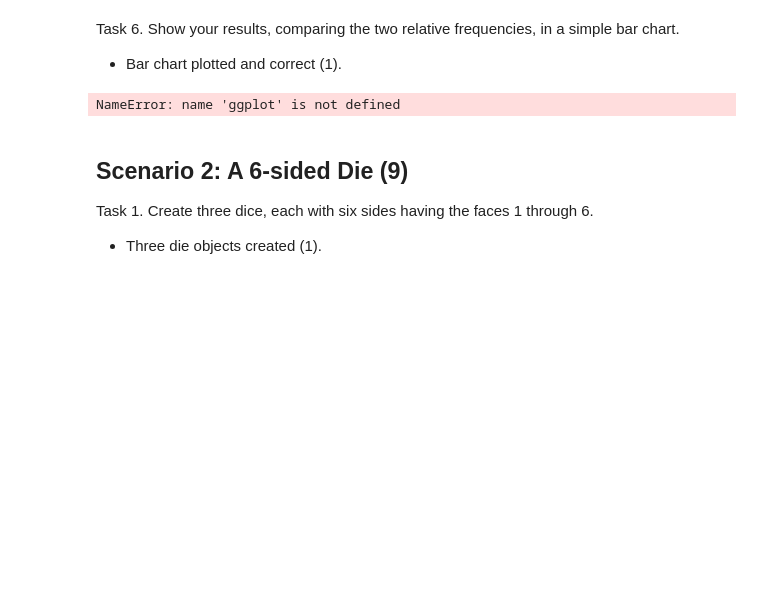
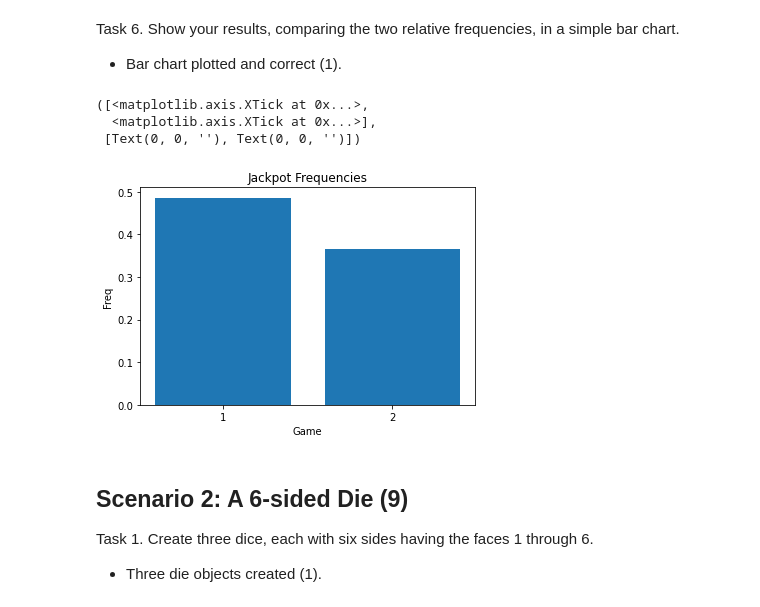
Before and after one commit to oatmeelsquares/rn7ena_ds5100_montecarlo, a Jupyter notebook: montecarlo_demo.ipynb, the cells around one changed output. Drawn from its saved outputs; the diff is of its cells as text; code cells hidden in the pictures; blank space fills up the shorter version.

```diff
--- a/montecarlo_demo.ipynb
+++ b/montecarlo_demo.ipynb
@@ -1164,16 +1388,25 @@ Game 2 relative jackpots 0.364
 Task 6. Show your results, comparing the two relative frequencies, in a simple bar chart.
 
 - Bar chart plotted and correct (1).
-# %%
-from pandas.api.types import CategoricalDtype
-
-
-(ggplot()            # defining what data to use
-    + aes(x='class')    # defining what variable to use
-    + geom_bar(size=20) # defining the type of plot to use
-)
-# %% [output]
-NameError: name 'ggplot' is not defined
+# %%
+# import myplotlib.pyplot
+
+data1 = pd.DataFrame({"game" : [1, 2], "freq" : [a1.jackpot()/1000, a2.jackpot()/1000]})
+
+# pyplot.bar(data)
+
+import matplotlib.pyplot as plt
+
+plt.bar(data1["game"], data1["freq"])
+plt.title("Jackpot Frequencies")
+plt.xlabel("Game")
+plt.ylabel("Freq")
+plt.xticks([1, 2])
+# %% [output]
+([<matplotlib.axis.XTick at 0x...>,
+  <matplotlib.axis.XTick at 0x...>],
+ [Text(0, 0, ''), Text(0, 0, '')])
+[figure, added]
 # %% [markdown]
 ## Scenario 2: A 6-sided Die (9)
 
```
Also changed, not shown: parts of 17 cells of this notebook.
